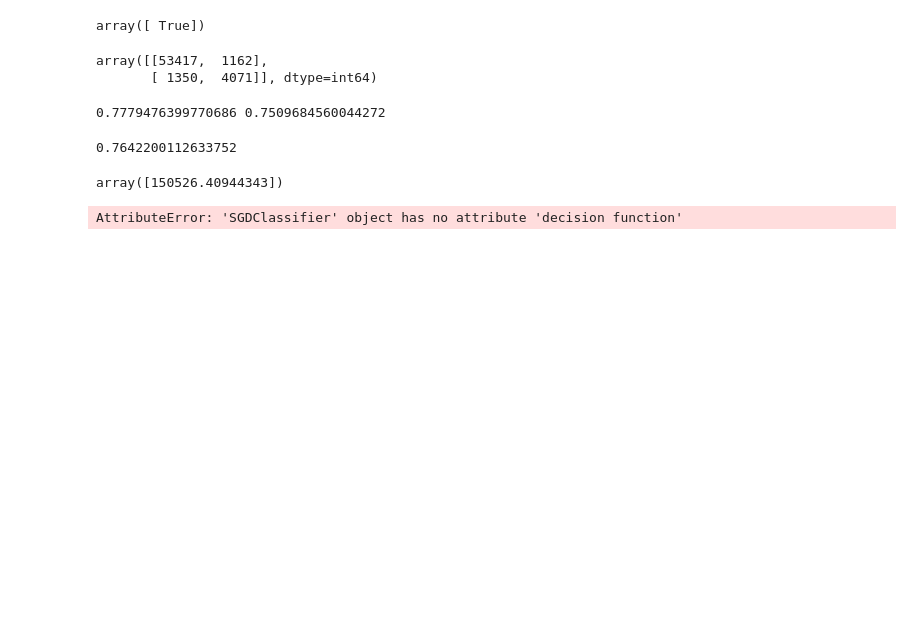
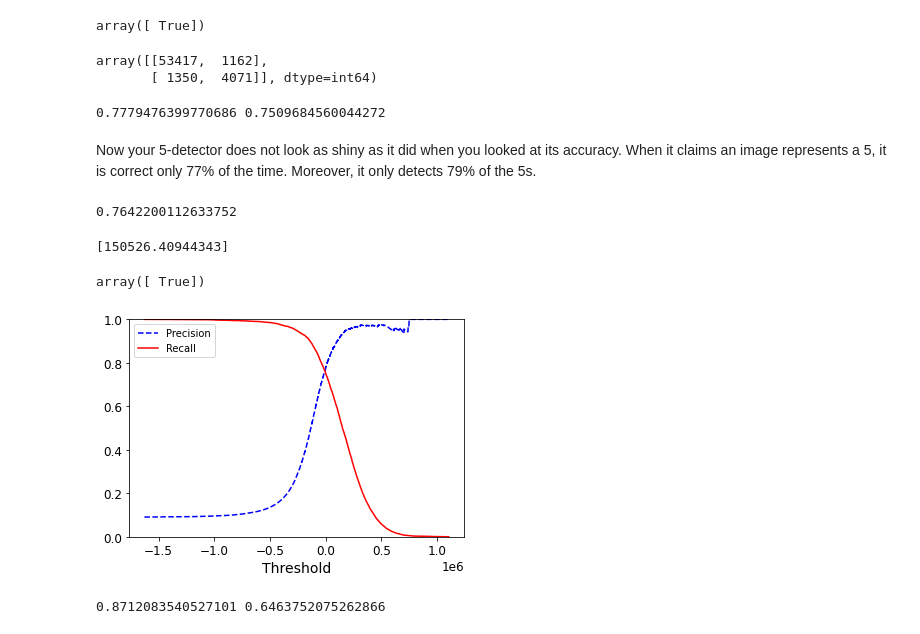
Before and after one commit to marcdewa/ML-Training, a Jupyter notebook: 2ndTraining/Chap3.ipynb, the cells around one changed output. Drawn from its saved outputs; the diff is of its cells as text; code cells hidden in the pictures; blank space fills up the shorter version.

```diff
--- a/2ndTraining/Chap3.ipynb
+++ b/2ndTraining/Chap3.ipynb
@@ -149,6 +151,10 @@ recall_sc = recall_score(y_train_5,y_train_pred)
 print(precision_sc,recall_sc)
 # %% [output]
 0.7779476399770686 0.7509684560044272
+# %% [markdown]
+Now your 5-detector does not look as shiny as it did when you looked at its accuracy.
+When it claims an image represents a 5, it is correct only 77% of the time. Moreover,
+it only detects 79% of the 5s.
 # %%
 from sklearn.metrics import f1_score
 f1_score(y_train_5, y_train_pred)
@@ -156,10 +162,37 @@ f1_score(y_train_5, y_train_pred)
 0.7642200112633752
 # %%
 y_scores = sgd_clf.decision_function([some_digit])
-y_scores
+print(y_scores)
+threshold=0
+y_some_digit_pred = (y_scores > threshold)
+y_some_digit_pred
 # %% [output]
-array([150526.40944343])
+[150526.40944343]
+array([ True])
 # %%
-y_scores = cross_val_predict(sgd_clf,X_train,y_train_5,cv=3,method="decision function")
+y_scores = cross_val_predict(sgd_clf,X_train,y_train_5,cv=3,method="decision_function")
+y_scores
+
+from sklearn.metrics import precision_recall_curve
+
+precisions , recalls, thresholds = precision_recall_curve(y_train_5, y_scores)
-# %% [output]
-AttributeError: 'SGDClassifier' object has no attribute 'decision function'
+# %%
+def plot_precision_recall_vs_threshold(precisions, recalls, thresholds):
+ plt.plot(thresholds, precisions[:-1], "b--", label="Precision")
+ plt.plot(thresholds, recalls[:-1], "r-", label="Recall")
+ plt.xlabel("Threshold")
+ plt.legend(loc="upper left")
+ plt.ylim([0, 1])
+plot_precision_recall_vs_threshold(precisions, recalls, thresholds)
+plt.show()
+# %% [output]
+[figure, added]
+# %%
+y_train_pred_90= (y_scores >70000)
+
+prec_score = precision_score(y_train_5, y_train_pred_90)
+recall = recall_score(y_train_5, y_train_pred_90)
+
+print(prec_score , recall)
+# %% [output]
+0.8712083540527101 0.6463752075262866
```
Also changed, not shown: parts of 5 cells of this notebook.
